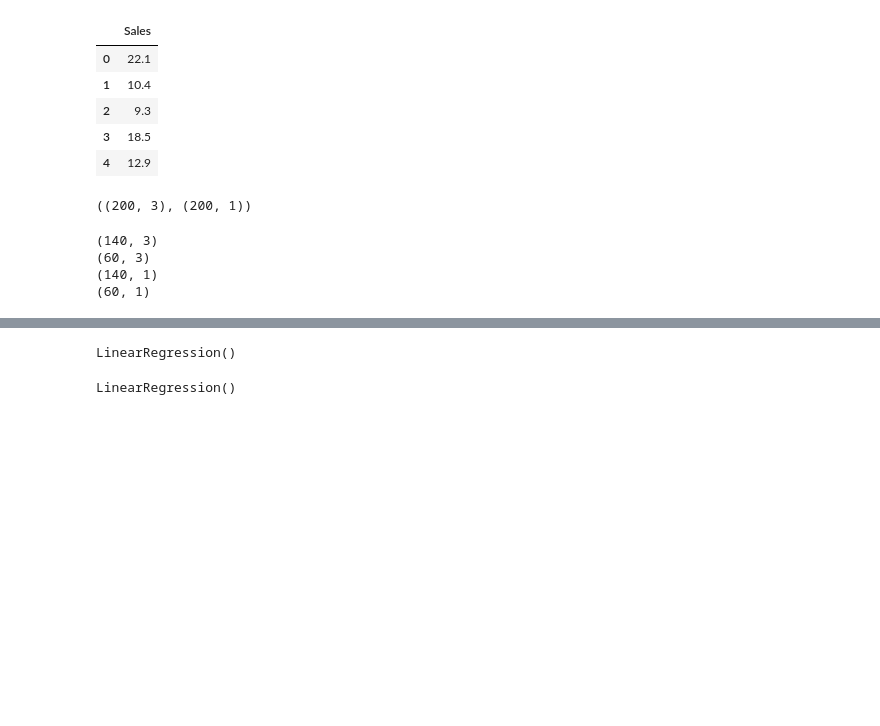
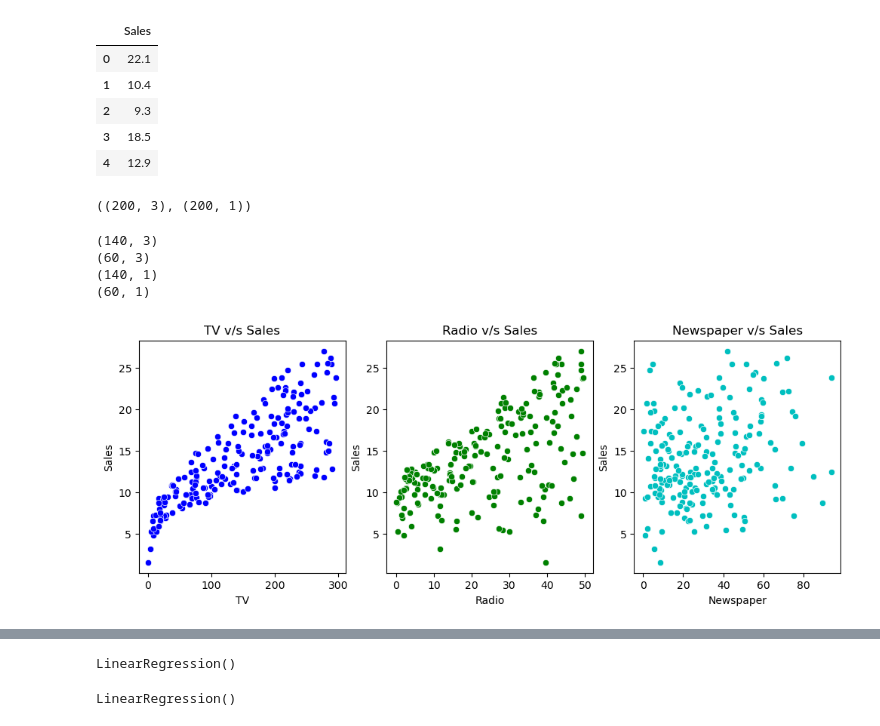
Before and after one commit to nmkhan9/Test_LR, a Jupyter notebook: Test_LR1.ipynb, the cells around one changed output, grey strips where cells are left out. Drawn from its saved outputs; the diff is of its cells as text; code cells hidden in the pictures; blank space fills up the shorter version.

```diff
--- a/Test_LR1.ipynb
+++ b/Test_LR1.ipynb
@@ -73,3 +124,18 @@ print(y_test.shape)
 (60, 3)
 (140, 1)
 (60, 1)
+# %%
+fig,axes = plt.subplots(1,3,figsize=(12,4))
+colors=['b','g','c']
+for i,(column,color) in enumerate (zip(X.columns,colors)):
+    sns.scatterplot(
+        x=X[column],
+        y=y['Sales'],
+        color=color,
+        ax=axes[i]
+    )
+    axes[i].set_title(f'{column} v/s Sales')
+plt.tight_layout
+plt.show()
+# %% [output]
+[figure, added]
```
Also changed, not shown: parts of 15 cells of this notebook.
